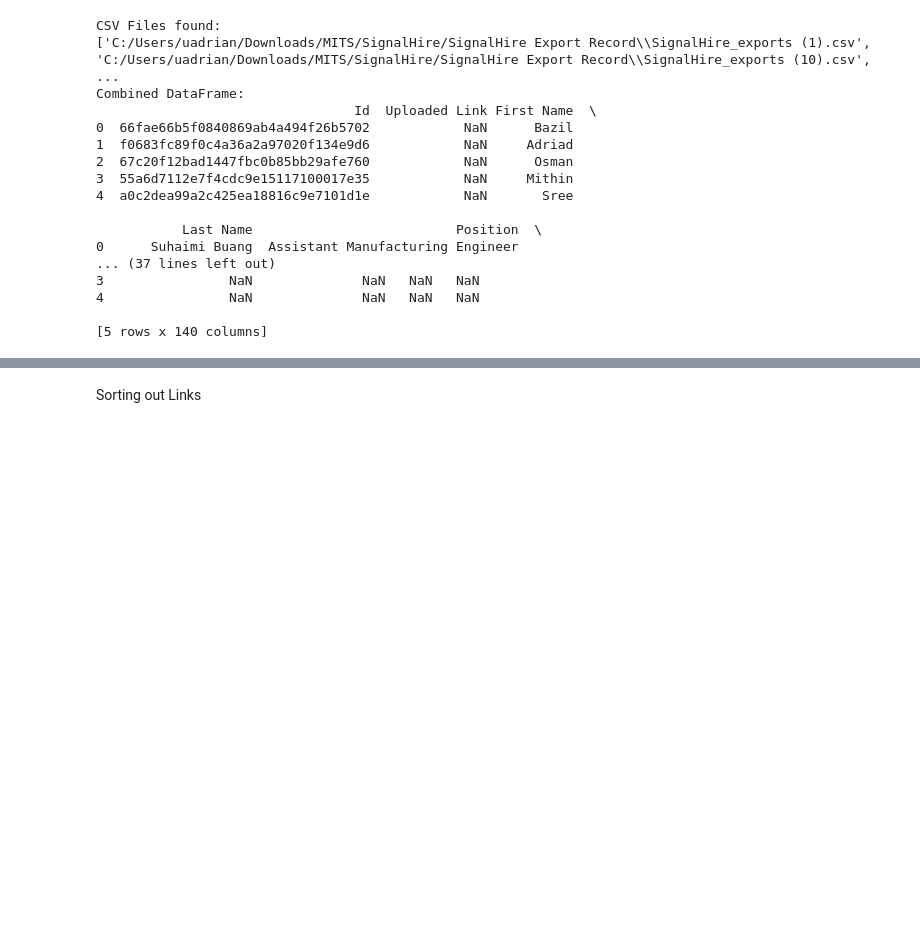
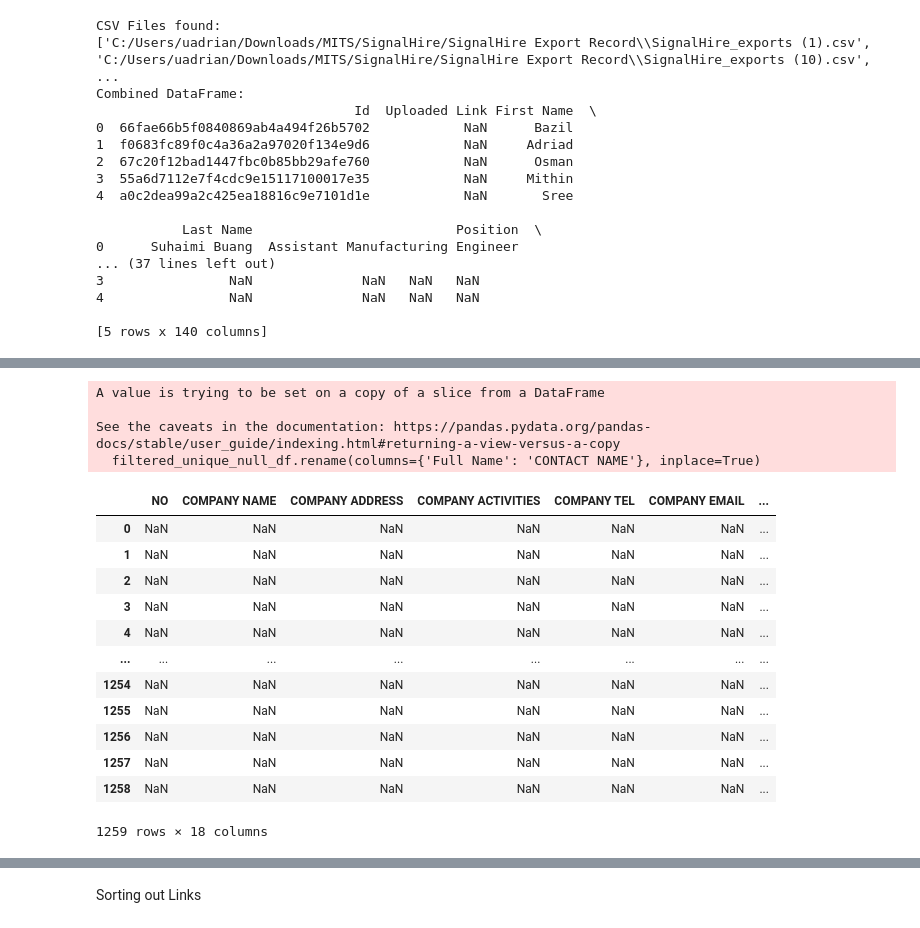
Before and after one commit to maeltwosinggit/My-Projects, a Jupyter notebook: Project 4 - Webscrape/SignalHire/NameCompiler.ipynb, the cells around one changed output, grey strips where cells are left out. Cells and saved outputs as stored; diff of their text form; code cells hidden in the pictures; blank space fills up the shorter version.

Commit message:
added mapping to template

```diff
--- a/Project 4 - Webscrape/SignalHire/NameCompiler.ipynb
+++ b/Project 4 - Webscrape/SignalHire/NameCompiler.ipynb
@@ -53,0 +137,26 @@ Combined DataFrame:
+# %%
+pretemplate = pd.DataFrame(columns=[
+    'NO', 'COMPANY NAME', 'COMPANY ADDRESS', 'COMPANY ACTIVITIES', 'COMPANY TEL',
+    'COMPANY EMAIL', 'COMPANY WEBSITE', 'CONTACT SALUTATION', 'CONTACT NAME',
+    'CONTACT TEL', 'WORK EMAIL', 'CONTACT EMAIL', 'POSITION', 'SUBJECT OF INTEREST',
+    'OTHER NOTES', 'Search Status', 'Link Reference', 'LinkedIn Profile'
+])
+
+# Populate the CONTACT EMAIL and WORK EMAIL columns
+pretemplate['CONTACT EMAIL'] = emailnotnull_df.apply(lambda x: x['Personal Email'], axis=1)
+pretemplate['WORK EMAIL'] = emailnotnull_df.apply(lambda x: x['Business Email'], axis=1)
+
+# Filter for non-null Personal Email and create the mapping
+personal_email_filtered_df = emailnotnull_df[emailnotnull_df['Personal Email'].notnull()]
+namepersonal_mapping = dict(zip(personal_email_filtered_df['Personal Email'], personal_email_filtered_df['Full Name']))
+
+# Filter for non-null Business Email and create the mapping
+business_email_filtered_df = emailnotnull_df[emailnotnull_df['Business Email'].notnull()]
+namebusiness_mapping = dict(zip(business_email_filtered_df['Business Email'], business_email_filtered_df['Full Name']))
+
+# Fill NaN values in 'COMPANY NAME' column of dftemplate_t4 using company_mapping
+pretemplate['CONTACT NAME'] = pretemplate['CONTACT NAME'].fillna(pretemplate['CONTACT EMAIL'].map(namepersonal_mapping))
+pretemplate['CONTACT NAME'] = pretemplate['CONTACT NAME'].fillna(pretemplate['WORK EMAIL'].map(namebusiness_mapping))
+
+pretemplate[['CONTACT NAME','CONTACT EMAIL','WORK EMAIL']]
+# pretemplate[pretemplate['CONTACT NAME']=='Angelyn Ser']
@@ -53,0 +177,33 @@ Combined DataFrame:
+# %%
+# Remove duplicate values in the 'Full Name' column
+unique_null_df = emailnull_df[['Full Name']].drop_duplicates()
+# Remove names in unique_null_df if they exist in pretemplate
+filtered_unique_null_df = unique_null_df[~unique_null_df['Full Name'].isin(pretemplate['CONTACT NAME'])]
+
+# Append new row for each name in filtered_unique_null_df to pretemplate['CONTACT NAME']
+TemplateFilled_df = pretemplate.copy()
+# Rename 'Full Name' to 'CONTACT NAME' to match the column in TemplateFilled_df
+filtered_unique_null_df.rename(columns={'Full Name': 'CONTACT NAME'}, inplace=True)
+
+# Concatenate the original TemplateFilled_df with the filtered names
+TemplateFilled_df = pd.concat([TemplateFilled_df, filtered_unique_null_df], ignore_index=True)
+
+TemplateFilled_df
+# %% [output]
+A value is trying to be set on a copy of a slice from a DataFrame
+
+See the caveats in the documentation: https://pandas.pydata.org/pandas-docs/stable/user_guide/indexing.html#returning-a-view-versus-a-copy
+  filtered_unique_null_df.rename(columns={'Full Name': 'CONTACT NAME'}, inplace=True)
+|  | NO | COMPANY NAME | COMPANY ADDRESS | COMPANY ACTIVITIES | COMPANY TEL | COMPANY EMAIL | ... |
+| 0 | NaN | NaN | NaN | NaN | NaN | NaN | ... |
+| 1 | NaN | NaN | NaN | NaN | NaN | NaN | ... |
+| 2 | NaN | NaN | NaN | NaN | NaN | NaN | ... |
+| 3 | NaN | NaN | NaN | NaN | NaN | NaN | ... |
+| 4 | NaN | NaN | NaN | NaN | NaN | NaN | ... |
+| ... | ... | ... | ... | ... | ... | ... | ... |
+| 1254 | NaN | NaN | NaN | NaN | NaN | NaN | ... |
+| 1255 | NaN | NaN | NaN | NaN | NaN | NaN | ... |
+| 1256 | NaN | NaN | NaN | NaN | NaN | NaN | ... |
+| 1257 | NaN | NaN | NaN | NaN | NaN | NaN | ... |
+| 1258 | NaN | NaN | NaN | NaN | NaN | NaN | ... |
+1259 rows × 18 columns
```
Also changed, not shown: parts of 11 cells of this notebook.
